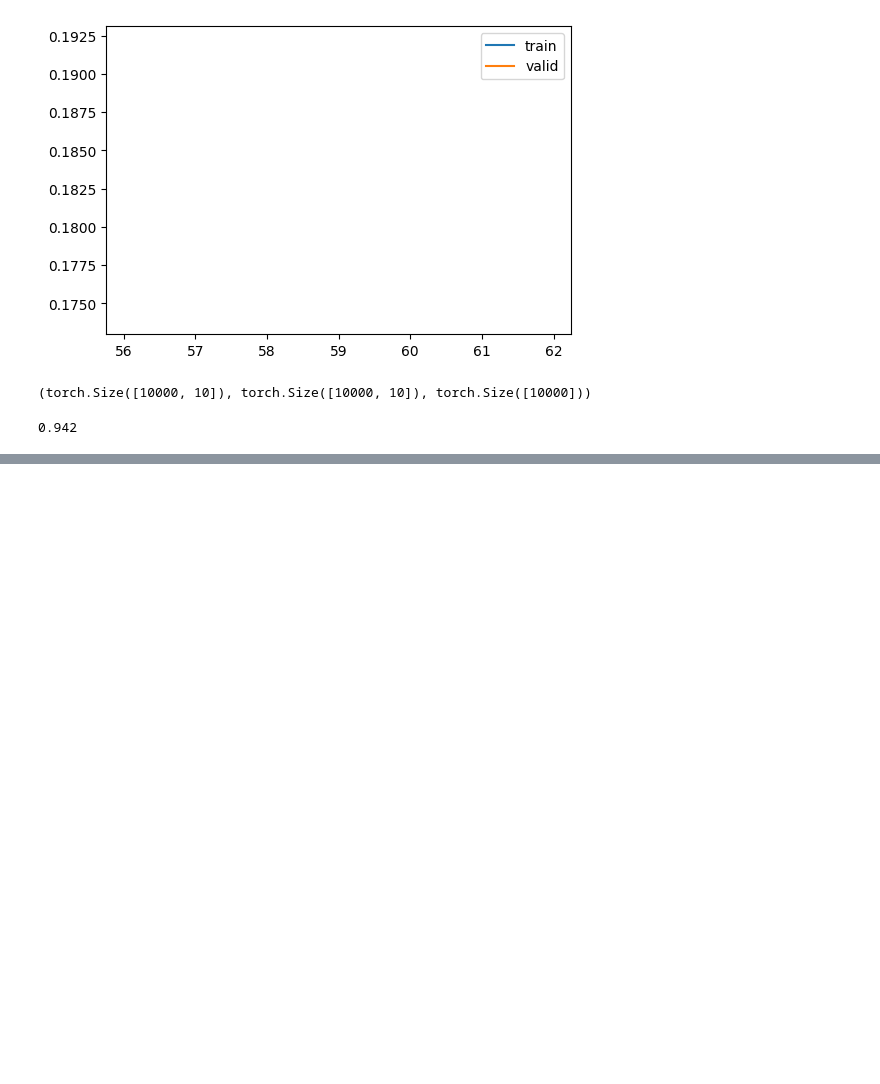
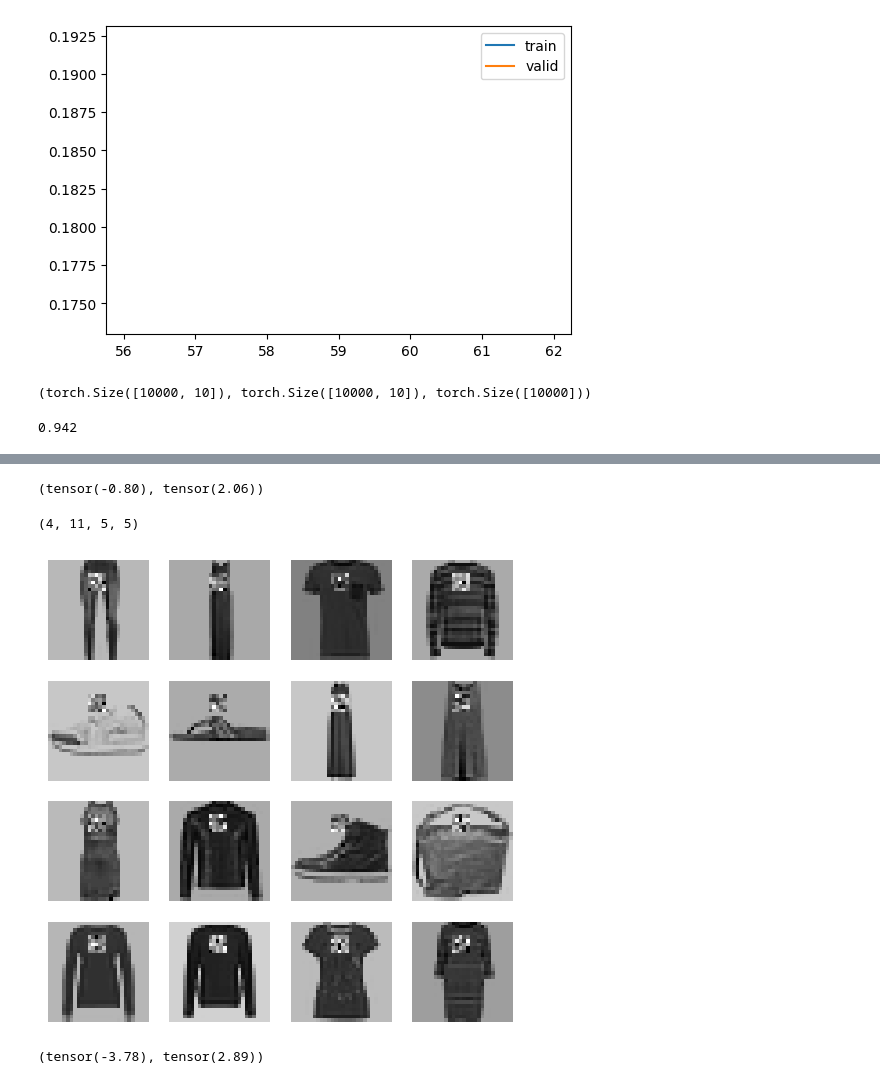
Before and after one commit to satani99/fastai_22_2, a Jupyter notebook: augmentation.ipynb, the cells around one changed output, grey strips where cells are left out. Drawn from its saved outputs; the diff is of its cells as text; code cells hidden in the pictures; blank space fills up the shorter version.

```diff
--- a/augmentation.ipynb
+++ b/augmentation.ipynb
@@ -398,0 +396,3 @@ torch.Size([2, 10000, 10])
+# %%
+xb,_ = next(iter(dls.train))
+xbt = xb[:16]
@@ -398,0 +401,4 @@ torch.Size([2, 10000, 10])
+# %%
+xbt.min(), xbt.max()
+# %% [output]
+(tensor(-0.80), tensor(2.06))
@@ -398,0 +407,8 @@ torch.Size([2, 10000, 10])
+# %%
+szx = int(pct*xbt.shape[-2])
+szy = int(pct*xbt.shape[-1])
+stx = int(random.random()*(1-pct)*xbt.shape[-2])
+sty = int(random.random()*(1-pct)*xbt.shape[-1])
+stx, sty, szx, szy
+# %% [output]
+(4, 11, 5, 5)
@@ -398,0 +417,8 @@ torch.Size([2, 10000, 10])
+# %%
+show_images(xbt, imsize=1.5)
+# %% [output]
+[figure, added]
+# %%
+xbt.min(), xbt.max()
+# %% [output]
+(tensor(-3.78), tensor(2.89))
```
Also changed, not shown: parts of 9 cells of this notebook.
